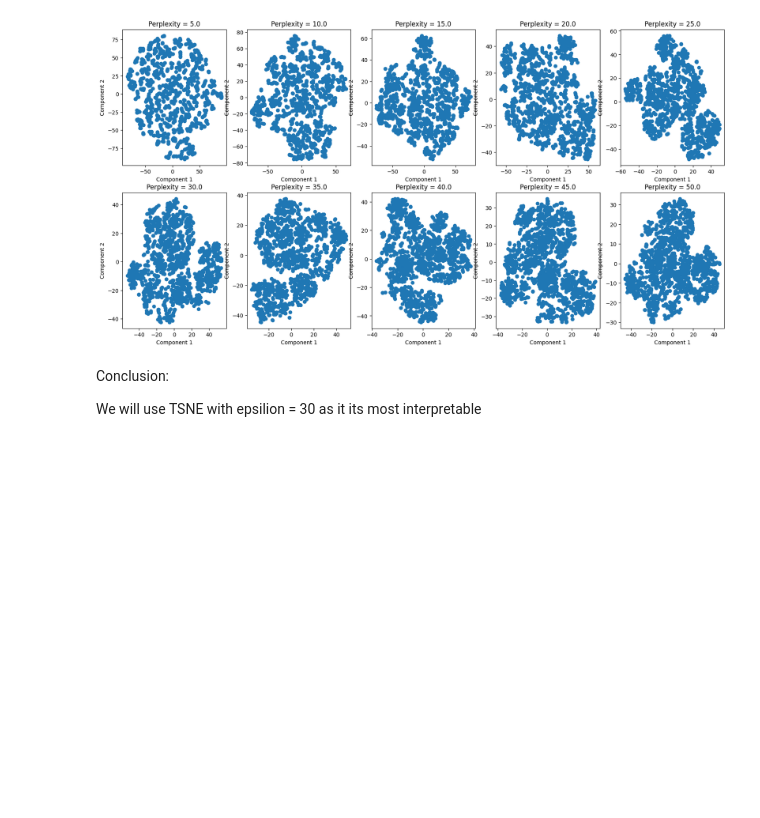
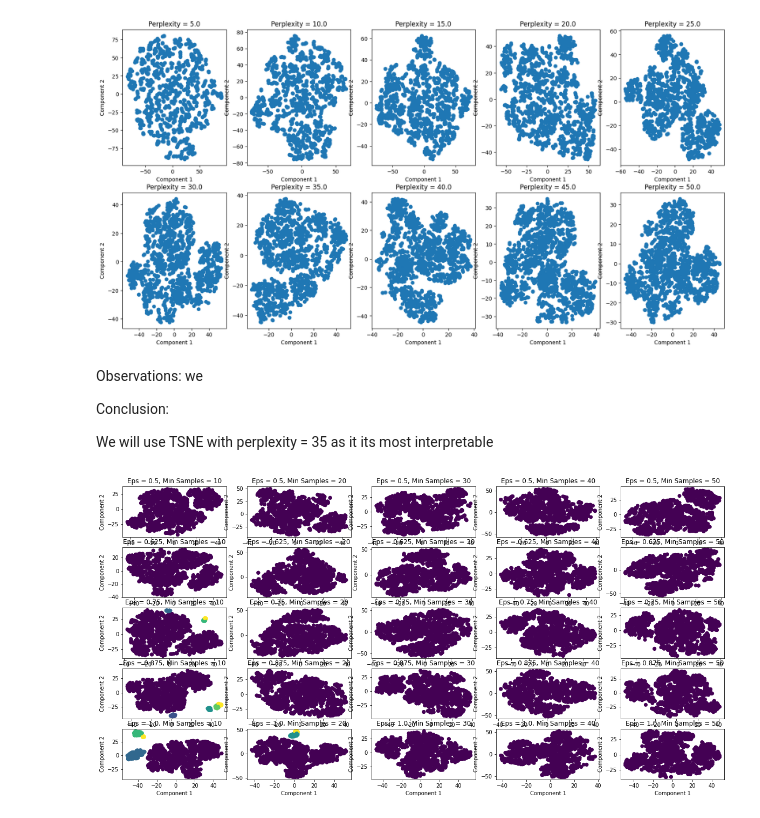
Before and after one commit to Kaleb-Nim/Machine-Learning-Journey, a Jupyter notebook: Clustering/CA2_Clustering_V1.ipynb, the cells around one changed output. Drawn from its saved outputs; the diff is of its cells as text; code cells hidden in the pictures; blank space fills up the shorter version.

```diff
--- a/Clustering/CA2_Clustering_V1.ipynb
+++ b/Clustering/CA2_Clustering_V1.ipynb
@@ -600,16 +670,32 @@ for idx,perplexity in enumerate(perplexity):
 # %% [output]
 [figure]
 # %% [markdown]
+Observations:
+we
+
 Conclusion:
 
-We will use TSNE with epsilion = 30 as it its most interpretable
+We will use TSNE with perplexity = 35 as it its most interpretable
-# %%
-epsilon = np.arrange(start=0.1,stop=1,num=10)
-min_samples = np.arange(start=1,stop=10,num=10)
-
-
-dbscan_df = df_onehot.copy()
-cluster_labels = DBSCAN(eps=0.4, min_samples=20).fit_predict(dbscan_df)
-dbscan_df['Cluster'] = cluster_labels
-cluster_centers = get_cluster_centroids(dbscan_df)
-sns.pairplot(dbscan_df, hue='Cluster', corner=True, palette="tab10")
+# %%
+epsilon = np.linspace(start=0.5,stop=1,num=5)
+min_samples = np.linspace(start=10,stop=50,num=5)
+# convert from float to int
+min_samples = min_samples.astype(int)
+dbscan_df = df_onehot.copy()
+
+# Plot Dbscan results for different values of epsilon and min_samples
+fig, axes = plt.subplots(5,5, figsize=(20,10))
+for idx, eps in enumerate(epsilon):
+    for idx2 , min_sample in enumerate(min_samples):
+        tsne = TSNE(n_components=2, learning_rate='auto', init='random', perplexity=35)
+        cluster_labels = DBSCAN(eps=eps, min_samples=min_sample).fit_predict(dbscan_df)
+        dbscan_df['Cluster'] = cluster_labels
+        X_embedded = tsne.fit_transform(dbscan_df)
+        axes[idx,idx2].scatter(X_embedded[:,0], X_embedded[:,1], c=dbscan_df['Cluster'])
+        axes[idx,idx2].set_title('Eps = {}, Min Samples = {}'.format(eps, min_sample))
+        axes[idx,idx2].set_xlabel('Component 1')
+        axes[idx,idx2].set_ylabel('Component 2')
+        # add legend
+        axes.legend(loc='upper right')
+# %% [output]
+[figure, added]
```
Also changed, not shown: parts of 14 cells of this notebook.
